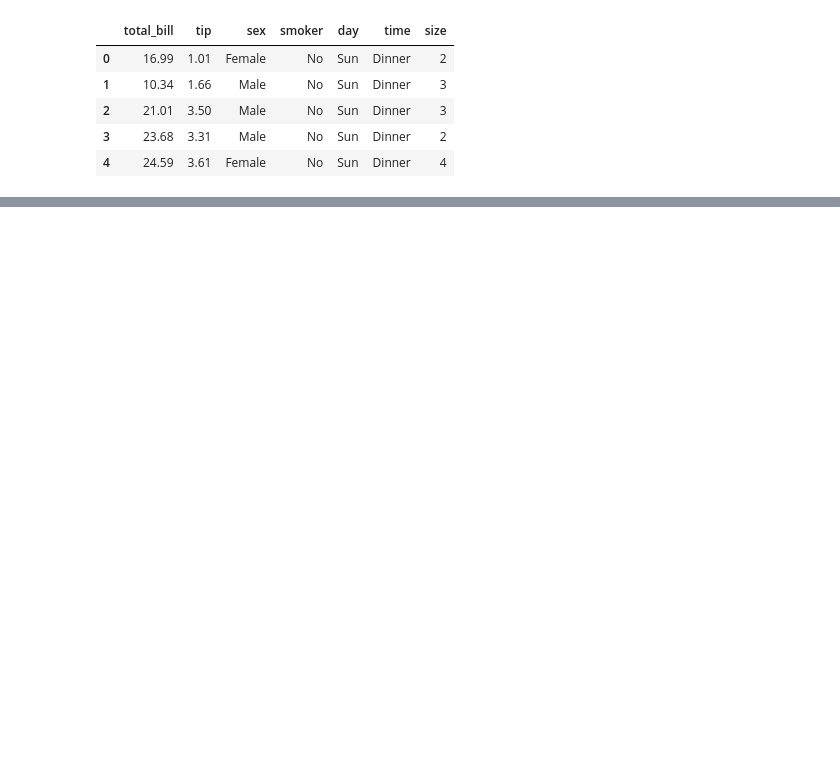
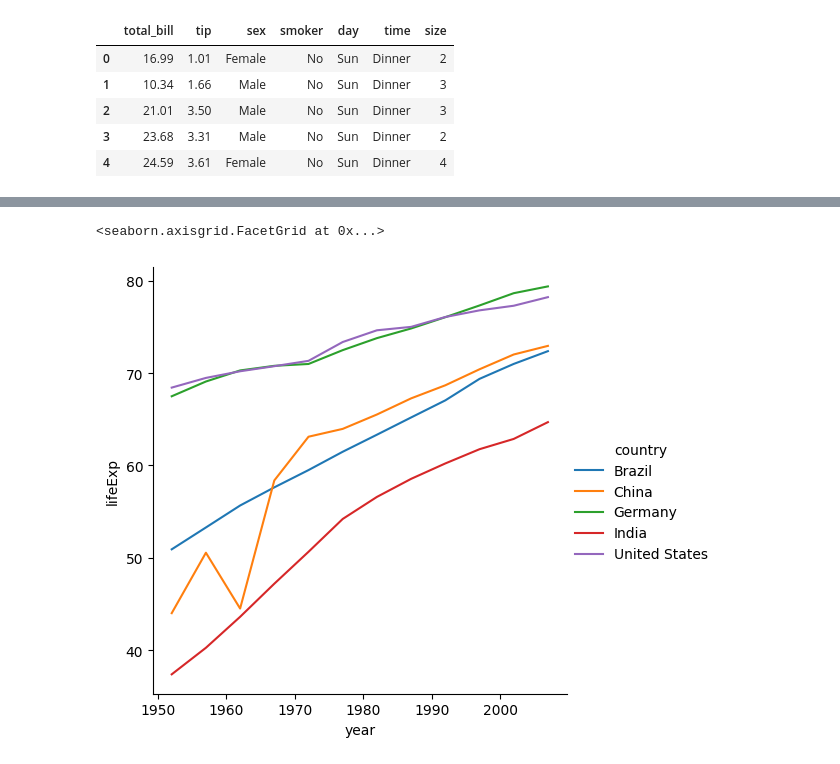
Before and after one commit to ashuwebdevloper/GEN-AI, a Jupyter notebook: Seaborn/starting.ipynb, the cells around one changed output, grey strips where cells are left out. Drawn from its saved outputs; the diff is of its cells as text; code cells hidden in the pictures; blank space fills up the shorter version.

```diff
--- a/Seaborn/starting.ipynb
+++ b/Seaborn/starting.ipynb
@@ -84,0 +133,2 @@ sns.relplot(data=tips, x='day', y='total_bill', kind='line',hue='sex')
+# %%
+data = gap[gap['country'].isin(['India', 'United States', 'China', 'Germany', 'Brazil'])]
@@ -84,0 +155,5 @@ sns.relplot(data=tips, x='day', y='total_bill', kind='line',hue='sex')
+# %%
+sns.relplot(data=data, x='year', y='lifeExp', kind='line', hue='country')
+# %% [output]
+<seaborn.axisgrid.FacetGrid at 0x...>
+[figure, added]
```
Also changed, not shown: parts of 22 cells of this notebook.
